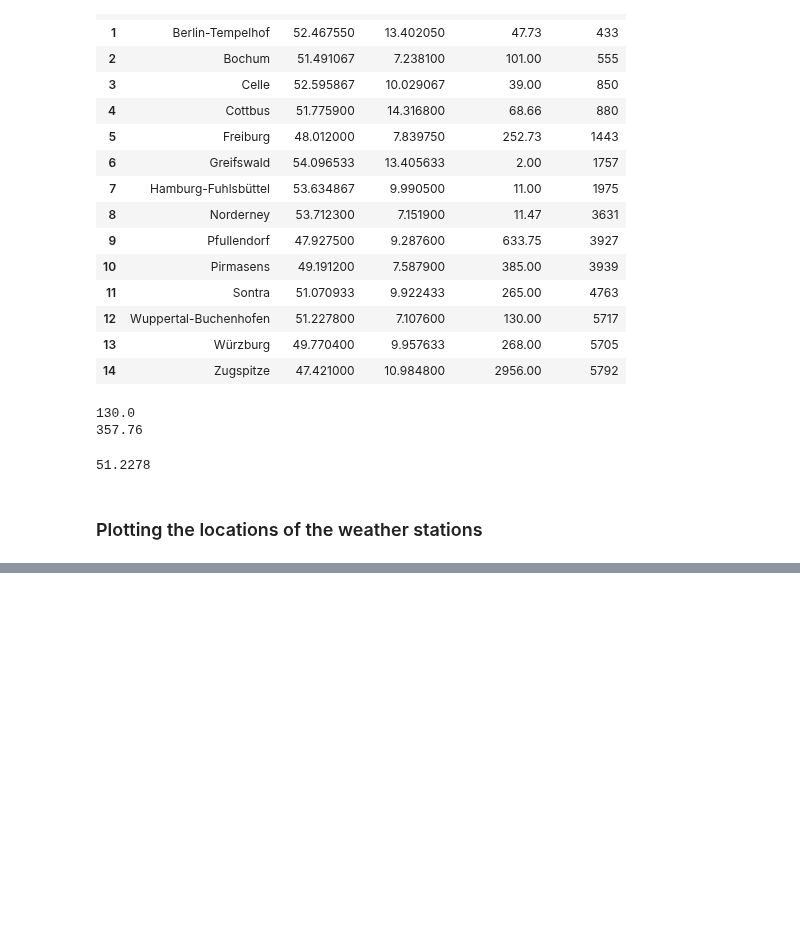
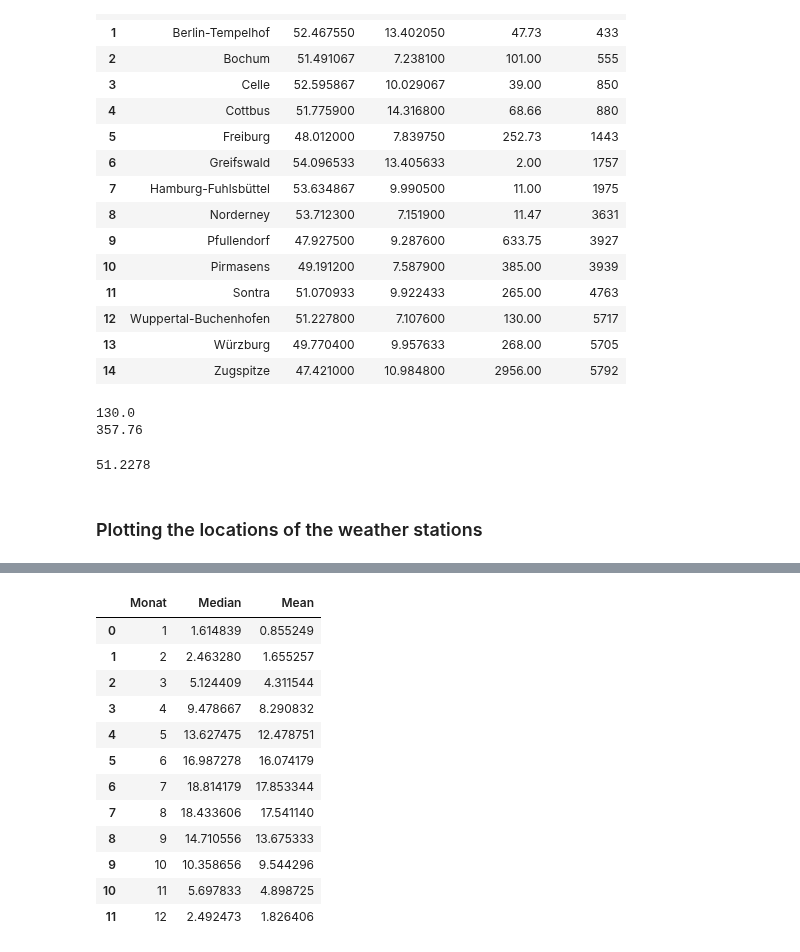
Before and after one commit to Fxvdi/dabi2-project, a Jupyter notebook: geographie.ipynb, the cells around one changed output, grey strips where cells are left out. Drawn from its saved outputs; the diff is of its cells as text; code cells hidden in the pictures; blank space fills up the shorter version.

```diff
--- a/geographie.ipynb
+++ b/geographie.ipynb
@@ -299,0 +301,20 @@ fig
+# %%
+temp_data_year = pd.DataFrame()
+temp_data_year = temp_data.groupby(temp_data.Monat.dt.month).mean()
+temp_data_year = temp_data_year.drop(columns="Monat")
+temp_data_year.reset_index(inplace=True)
+temp_data_year
+# %% [output]
+|  | Monat | Median | Mean |
+| 0 | 1 | 1.614839 | 0.855249 |
+| 1 | 2 | 2.463280 | 1.655257 |
+| 2 | 3 | 5.124409 | 4.311544 |
+| 3 | 4 | 9.478667 | 8.290832 |
+| 4 | 5 | 13.627475 | 12.478751 |
+| 5 | 6 | 16.987278 | 16.074179 |
+| 6 | 7 | 18.814179 | 17.853344 |
+| 7 | 8 | 18.433606 | 17.541140 |
+| 8 | 9 | 14.710556 | 13.675333 |
+| 9 | 10 | 10.358656 | 9.544296 |
+| 10 | 11 | 5.697833 | 4.898725 |
+| 11 | 12 | 2.492473 | 1.826406 |
```
Also changed, not shown: parts of 7 cells of this notebook, 3 other files.
